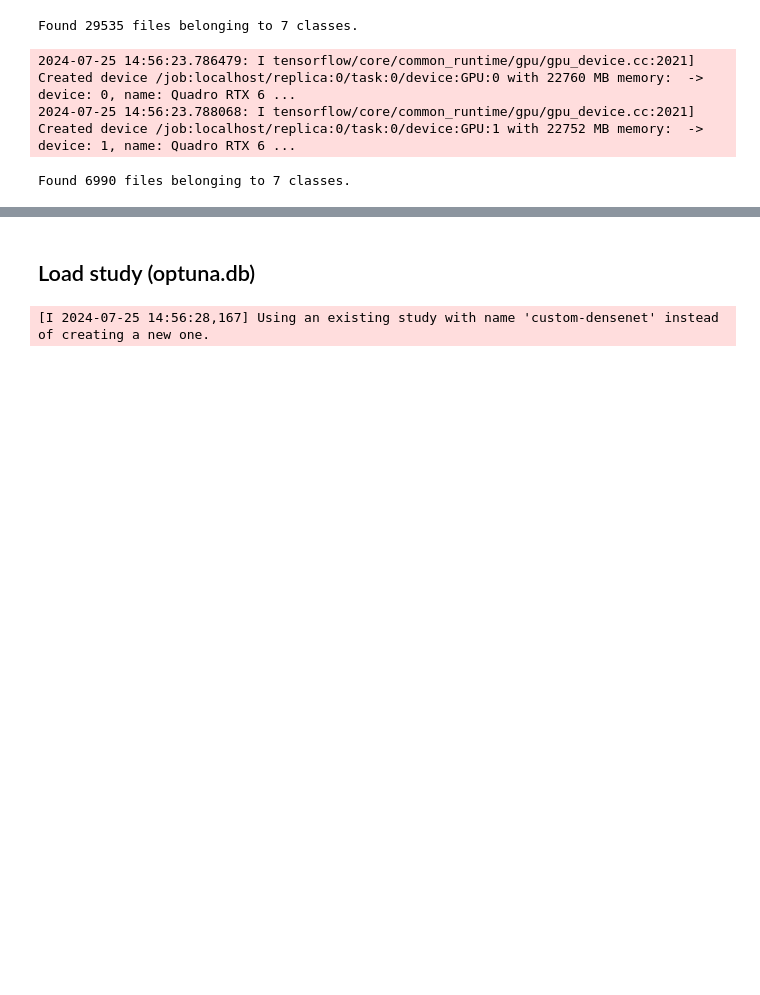
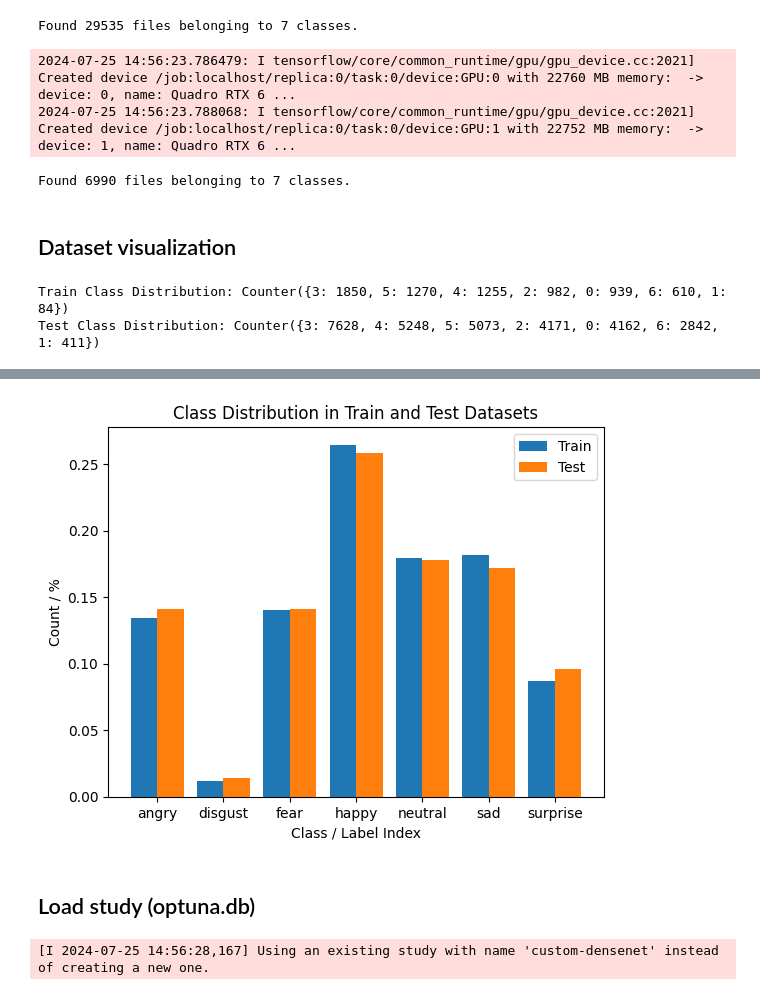
Before and after one commit to RnLe/MachineLearning, a Jupyter notebook: emotions_facial/analysis-of-optimal-params.ipynb, the cells around one changed output, grey strips where cells are left out. Cells and saved outputs as stored; diff of their text form; code cells hidden in the pictures; blank space fills up the shorter version.

```diff
--- a/emotions_facial/analysis-of-optimal-params.ipynb
+++ b/emotions_facial/analysis-of-optimal-params.ipynb
@@ -36,3 +36,71 @@ Found 29535 files belonging to 7 classes.
 2024-07-25 14:56:23.786479: I tensorflow/core/common_runtime/gpu/gpu_device.cc:2021] Created device /job:localhost/replica:0/task:0/device:GPU:0 with 22760 MB memory:  -> device: 0, name: Quadro RTX 6 ...
 2024-07-25 14:56:23.788068: I tensorflow/core/common_runtime/gpu/gpu_device.cc:2021] Created device /job:localhost/replica:0/task:0/device:GPU:1 with 22752 MB memory:  -> device: 1, name: Quadro RTX 6 ...
 Found 6990 files belonging to 7 classes.
+# %% [markdown]
+## Dataset visualization
+# %%
+import collections
+import matplotlib.pyplot as plt
+
+
+def get_class_distribution(dataset):
+    class_counts = collections.Counter()
+
+    for _, label_batch in dataset:
+        labels = tf.argmax(label_batch, axis=1)
+        class_counts.update(labels.numpy())
+
+    return class_counts
+
+
+# Klassenverteilung im Trainingsdatensatz
+train_class_distribution = get_class_distribution(train_ds)
+print("Train Class Distribution:", train_class_distribution)
+
+# Klassenverteilung im Testdatensatz
+test_class_distribution = get_class_distribution(test_ds)
+print("Test Class Distribution:", test_class_distribution)
+
+
+def plot_class_distributions(train_distribution, test_distribution, class_labels):
+    classes = sorted(
+        set(train_distribution.keys()).union(set(test_distribution.keys()))
+    )
+
+    train_counts = [train_distribution[cls] for cls in classes]
+    test_counts = [test_distribution[cls] for cls in classes]
+
+    width = 0.4  # width of the bars
+    x = range(len(classes))  # the label locations
+
+    fig, ax = plt.subplots()
+
+    ax.bar(x, train_counts, width, label="Train", align="center")
+    ax.bar([p + width for p in x], test_counts, width, label="Test", align="center")
+
+    ax.set_xlabel("Class / Label Index")
+    ax.set_ylabel("Count / %")
+    ax.set_title("Class Distribution in Train and Test Datasets")
+    ax.set_xticks([p + width / 2 for p in x])
+    ax.set_xticklabels([class_labels[cls] for cls in classes])
+    ax.legend()
+
+    plt.show()
+
+
+class_labels = ['angry', 'disgust', 'fear', 'happy', 'neutral', 'sad', 'surprise']
+
+train_total = sum(train_class_distribution.values())
+test_total = sum(test_class_distribution.values())
+
+train_class_distribution = {
+    k: v / train_total for k, v in train_class_distribution.items()
+}
+test_class_distribution = {
+    k: v / test_total for k, v in test_class_distribution.items()
+}
+
+plot_class_distributions(train_class_distribution, test_class_distribution, class_labels)
+# %% [output]
+Train Class Distribution: Counter({3: 1850, 5: 1270, 4: 1255, 2: 982, 0: 939, 6: 610, 1: 84})
+Test Class Distribution: Counter({3: 7628, 4: 5248, 5: 5073, 2: 4171, 0: 4162, 6: 2842, 1: 411})
@@ -39,3 +108,4 @@ Found 6990 files belonging to 7 classes.
+[figure, added]
 # %% [markdown]
 ## Load study (optuna.db)
 # %%
```
Also changed, not shown: parts of 7 cells of this notebook.
